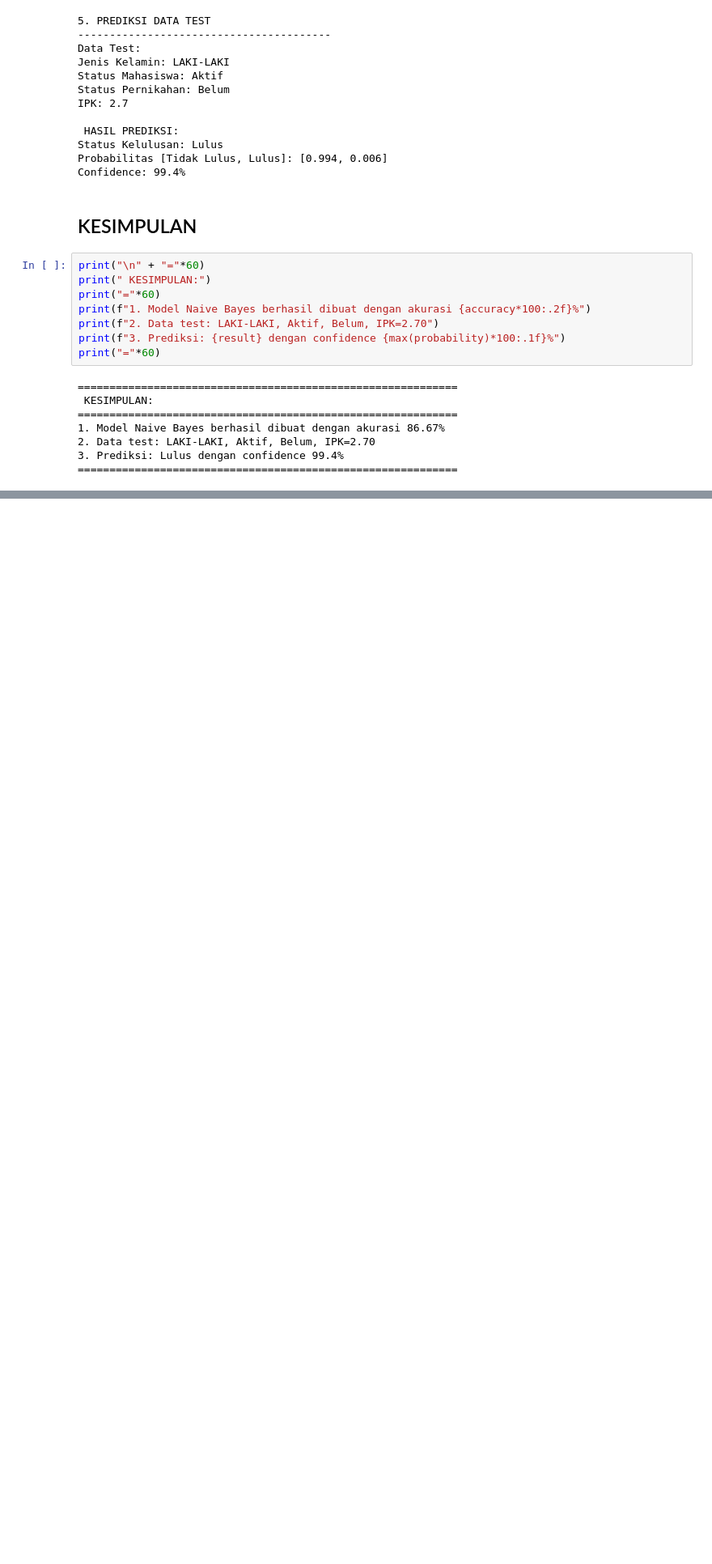
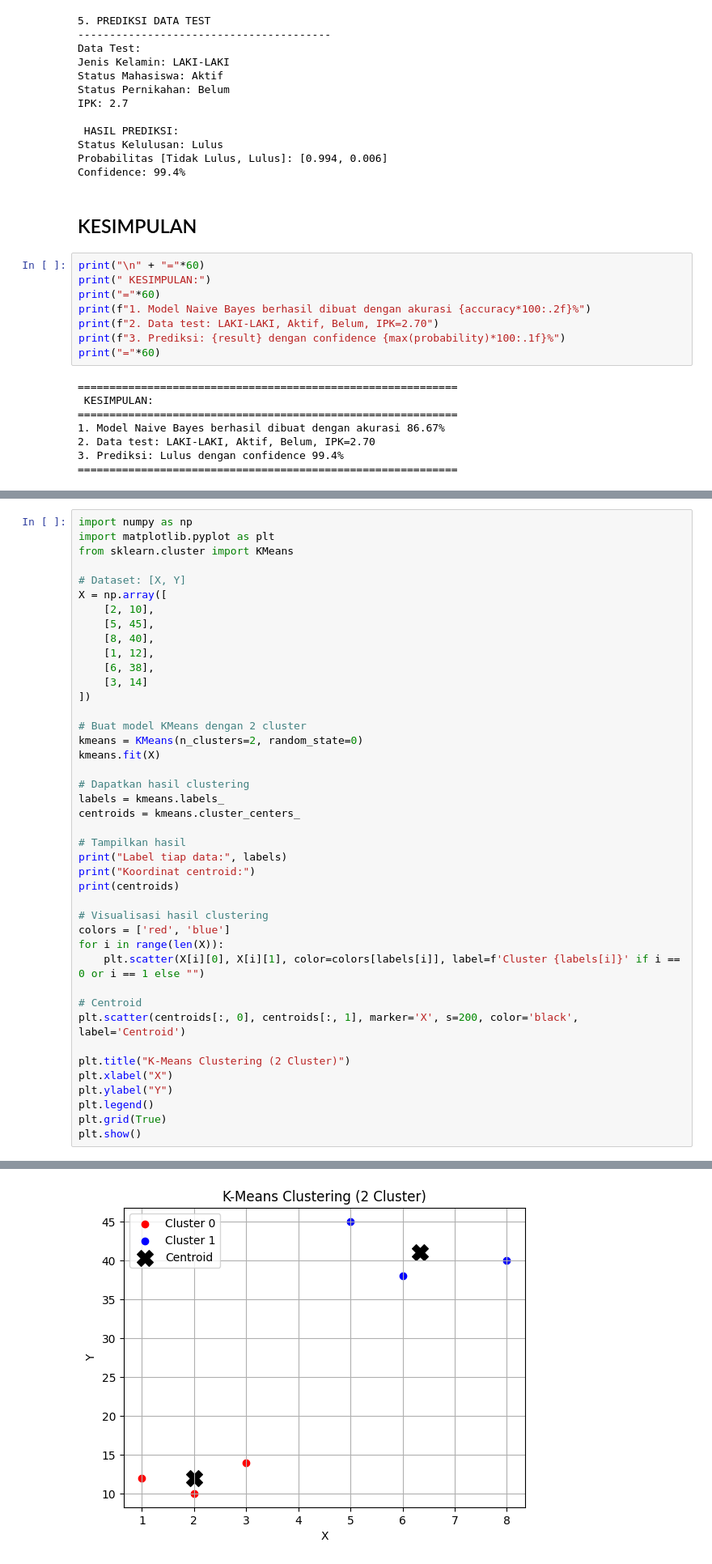
Before and after one commit to robilprogramer/uas-penambangan-data, a Jupyter notebook: main.ipynb, the cells around one changed output, grey strips where cells are left out. Shown: that part at 81% size. Drawn from its saved outputs; the diff is of its cells as text; blank space fills up the shorter version.

```diff
--- a/main.ipynb
+++ b/main.ipynb
@@ -588,0 +727,43 @@ print("="*60)
+# %%
+import numpy as np
+import matplotlib.pyplot as plt
+from sklearn.cluster import KMeans
+
+# Dataset: [X, Y]
+X = np.array([
+    [2, 10],
+    [5, 45],
+    [8, 40],
+    [1, 12],
+    [6, 38],
+    [3, 14]
+])
+
+# Buat model KMeans dengan 2 cluster
+kmeans = KMeans(n_clusters=2, random_state=0)
+kmeans.fit(X)
+
+# Dapatkan hasil clustering
+labels = kmeans.labels_
+centroids = kmeans.cluster_centers_
+
+# Tampilkan hasil
+print("Label tiap data:", labels)
+print("Koordinat centroid:")
+print(centroids)
+
+# Visualisasi hasil clustering
+colors = ['red', 'blue']
+for i in range(len(X)):
+    plt.scatter(X[i][0], X[i][1], color=colors[labels[i]], label=f'Cluster {labels[i]}' if i == 0 or i == 1 else "")
+
+# Centroid
+plt.scatter(centroids[:, 0], centroids[:, 1], marker='X', s=200, color='black', label='Centroid')
+
+plt.title("K-Means Clustering (2 Cluster)")
+plt.xlabel("X")
+plt.ylabel("Y")
+plt.legend()
+plt.grid(True)
+plt.show()
+# %% [output]
@@ -588,0 +774 @@ print("="*60)
+[figure, added]
```
Also changed, not shown: parts of 8 cells of this notebook.
